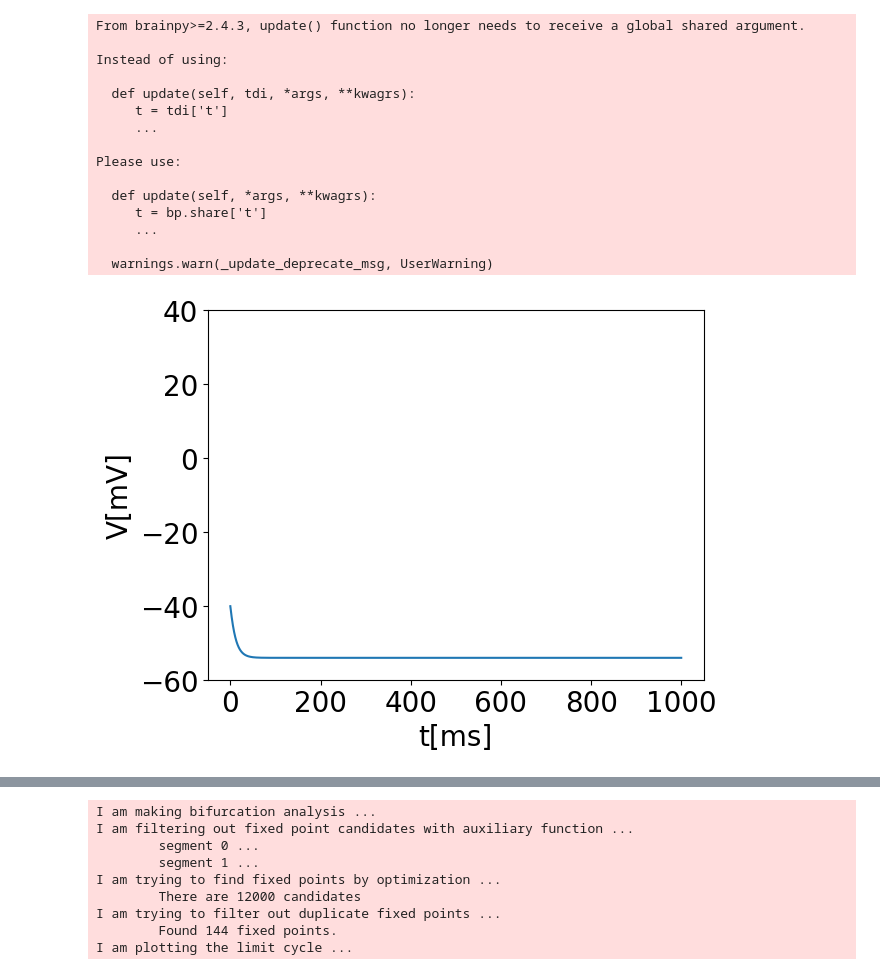
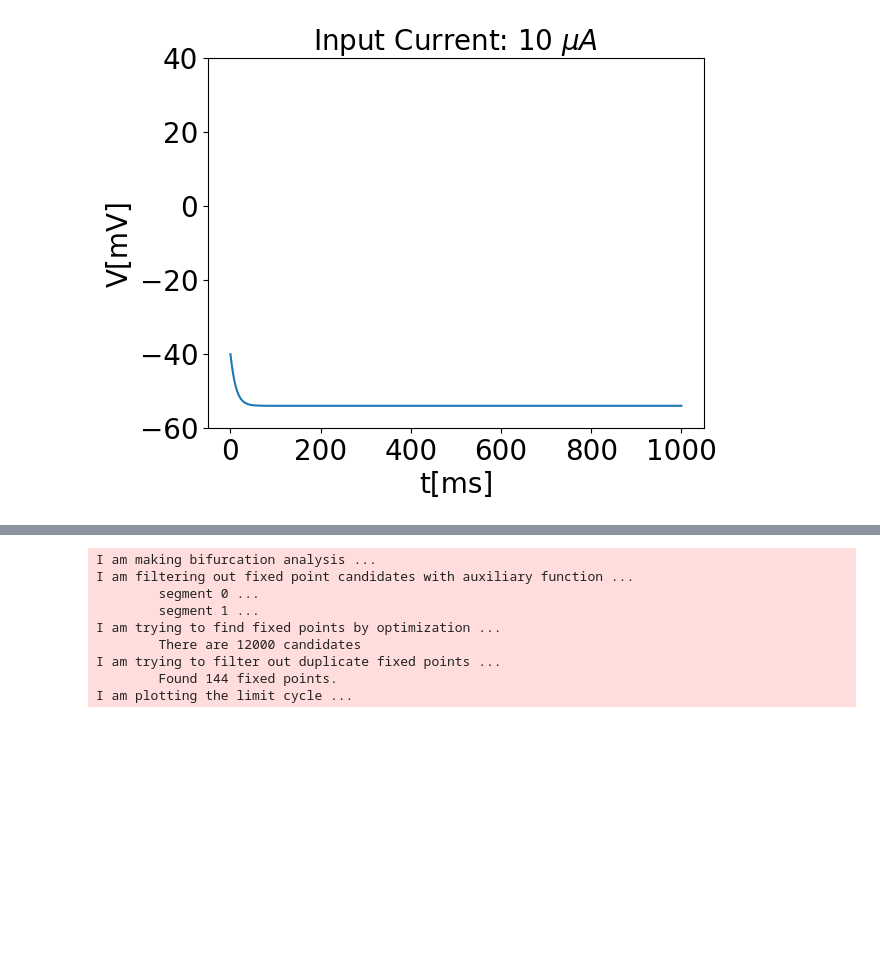
Before and after one commit to XuexingDu/SJTU-13th-CNS-Winter-School, a Jupyter notebook: tutorial/Section2_2.ipynb, the cells around one changed output, grey strips where cells are left out. Drawn from its saved outputs; the diff is of its cells as text; code cells hidden in the pictures; blank space fills up the shorter version.

```diff
--- a/tutorial/Section2_2.ipynb
+++ b/tutorial/Section2_2.ipynb
@@ -73,7 +86,7 @@ for I_app in I_ext:
     model,
     target_vars={'V': [-60, 40], 'W': [-0.2, 0.5]},
     pars_update={'Iext': I_app},
-    resolutions={'V': 0.0005, 'W': 0.0001},
+    resolutions={'V': 0.005, 'W': 0.001},
   )
   # plt.figure(figsize= (6,6))
   pp.plot_nullcline(x_style={'fmt': '-'}, y_style={'fmt': '-'})
@@ -182,31 +186,17 @@ I am plotting the trajectory ...
 # %%
 I_ext = [10,39,40,50]
 # I_ext = [40]
 for I_app in I_ext:
     model = MorrisLecar()
     runner = bp.DSRunner(model, monitors=['V', 'W'], inputs=['Iext', I_app])
     runner.run(1000.)
     plt.plot(runner.mon.ts, runner.mon.V)
     plt.xlabel("t[ms]",fontsize= font1)
     plt.ylabel("V[mV]",fontsize= font1)
     plt.xticks(np.arange(0,1020,200),fontsize=font1)
     plt.yticks(np.arange(-60,42,20),fontsize=font1)
+    plt.title(f"Input Current: {I_app} $\mu A$", fontsize=font1)  # Add the title
     # plt.savefig("figure/trace_I_{}.png".format(I_app),bbox_inches="tight")
     plt.show()
 # %% [output]
-From brainpy>=2.4.3, update() function no longer needs to receive a global shared argument.
-
-Instead of using:
-
-  def update(self, tdi, *args, **kwagrs):
-     t = tdi['t']
-     ...
-
-Please use:
-
-  def update(self, *args, **kwagrs):
-     t = bp.share['t']
-     ...
-
-  warnings.warn(_update_deprecate_msg, UserWarning)
-[figure, old version]
+[figure, new version]
```
Also changed, not shown: parts of 8 cells of this notebook, 6 other files.
